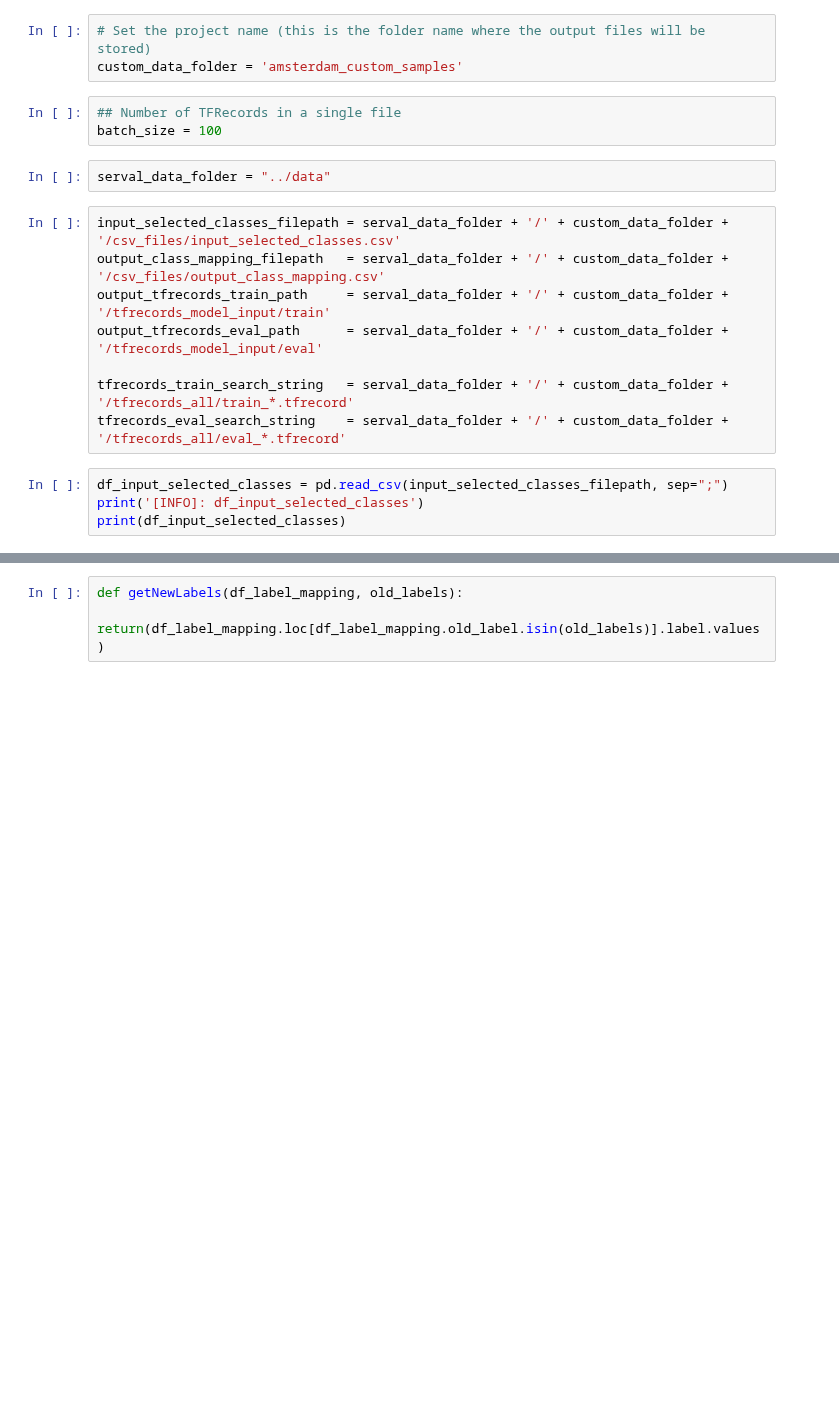
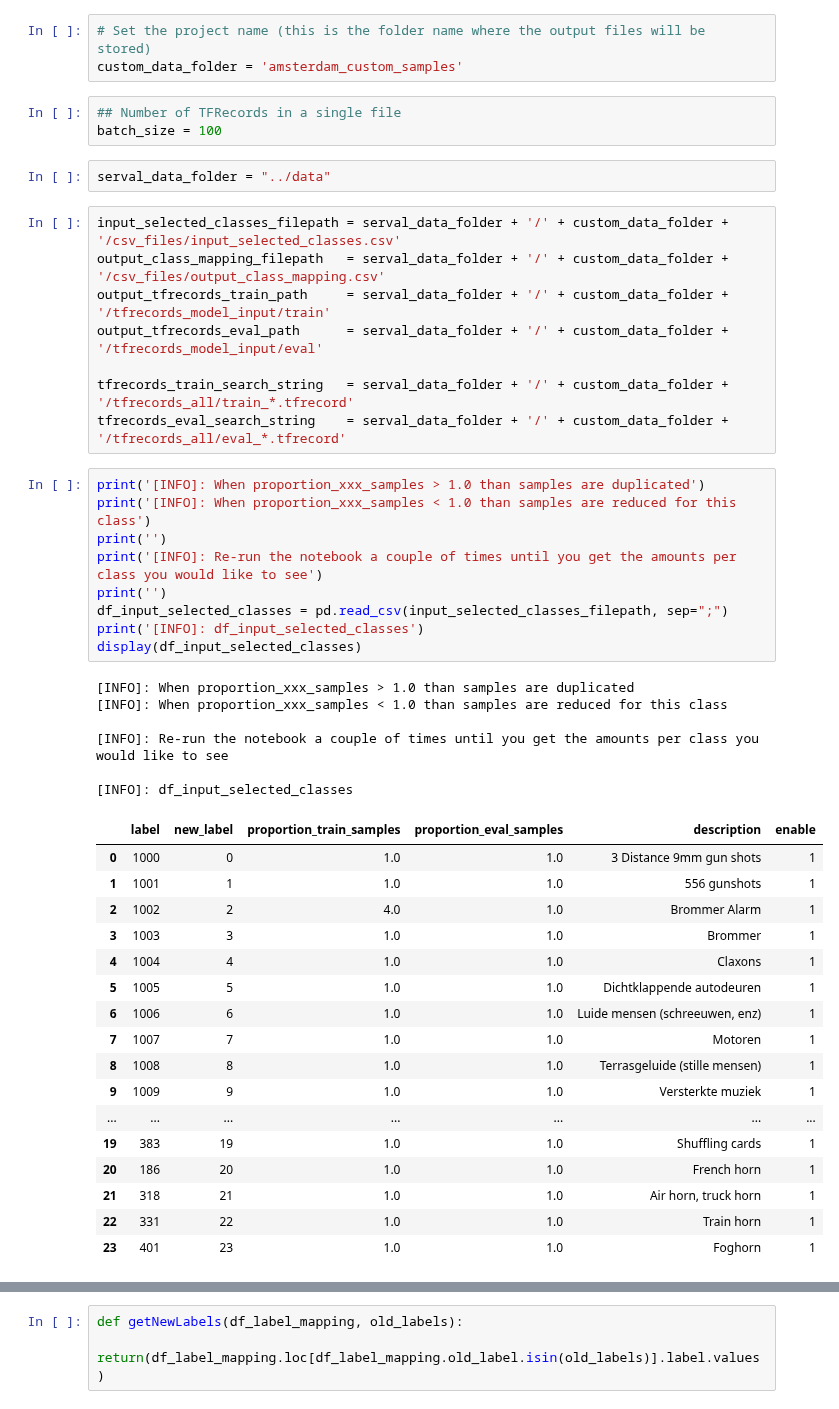
Before and after one commit to SensingClues/serval, a Jupyter notebook: serval/00-03-01-TFecord-re-labeling-and-batches.ipynb, the cells around one changed output, grey strips where cells are left out. Cells and saved outputs as stored; diff of their text form; blank space fills up the shorter version.

```diff
--- a/serval/00-03-01-TFecord-re-labeling-and-batches.ipynb
+++ b/serval/00-03-01-TFecord-re-labeling-and-batches.ipynb
@@ -30,10 +31,39 @@ output_tfrecords_eval_path      = serval_data_folder + '/' + custom_data_folder
 
 tfrecords_train_search_string   = serval_data_folder + '/' + custom_data_folder + '/tfrecords_all/train_*.tfrecord'
 tfrecords_eval_search_string    = serval_data_folder + '/' + custom_data_folder + '/tfrecords_all/eval_*.tfrecord'
-# %%
-df_input_selected_classes = pd.read_csv(input_selected_classes_filepath, sep=";")
-print('[INFO]: df_input_selected_classes')
-print(df_input_selected_classes)
+# %%
+print('[INFO]: When proportion_xxx_samples > 1.0 than samples are duplicated')
+print('[INFO]: When proportion_xxx_samples < 1.0 than samples are reduced for this class')
+print('')
+print('[INFO]: Re-run the notebook a couple of times until you get the amounts per class you would like to see')
+print('')
+df_input_selected_classes = pd.read_csv(input_selected_classes_filepath, sep=";")
+print('[INFO]: df_input_selected_classes')
+display(df_input_selected_classes)
+# %% [output]
+[INFO]: When proportion_xxx_samples > 1.0 than samples are duplicated
+[INFO]: When proportion_xxx_samples < 1.0 than samples are reduced for this class
+
+[INFO]: Re-run the notebook a couple of times until you get the amounts per class you would like to see
+
+[INFO]: df_input_selected_classes
+|  | label | new_label | proportion_train_samples | proportion_eval_samples | description | enable |
+| 0 | 1000 | 0 | 1.0 | 1.0 | 3 Distance 9mm gun shots | 1 |
+| 1 | 1001 | 1 | 1.0 | 1.0 | 556 gunshots | 1 |
+| 2 | 1002 | 2 | 4.0 | 1.0 | Brommer Alarm | 1 |
+| 3 | 1003 | 3 | 1.0 | 1.0 | Brommer | 1 |
+| 4 | 1004 | 4 | 1.0 | 1.0 | Claxons | 1 |
+| 5 | 1005 | 5 | 1.0 | 1.0 | Dichtklappende autodeuren | 1 |
+| 6 | 1006 | 6 | 1.0 | 1.0 | Luide mensen (schreeuwen, enz) | 1 |
+| 7 | 1007 | 7 | 1.0 | 1.0 | Motoren | 1 |
+| 8 | 1008 | 8 | 1.0 | 1.0 | Terrasgeluide (stille mensen) | 1 |
+| 9 | 1009 | 9 | 1.0 | 1.0 | Versterkte muziek | 1 |
+| ... | ... | ... | ... | ... | ... | ... |
+| 19 | 383 | 19 | 1.0 | 1.0 | Shuffling cards | 1 |
+| 20 | 186 | 20 | 1.0 | 1.0 | French horn | 1 |
+| 21 | 318 | 21 | 1.0 | 1.0 | Air horn, truck horn | 1 |
+| 22 | 331 | 22 | 1.0 | 1.0 | Train horn | 1 |
+| 23 | 401 | 23 | 1.0 | 1.0 | Foghorn | 1 |
 # %%
 ## Create class mapping to 1:20
 
```
Also changed, not shown: parts of 11 cells of this notebook, 4 other files.
